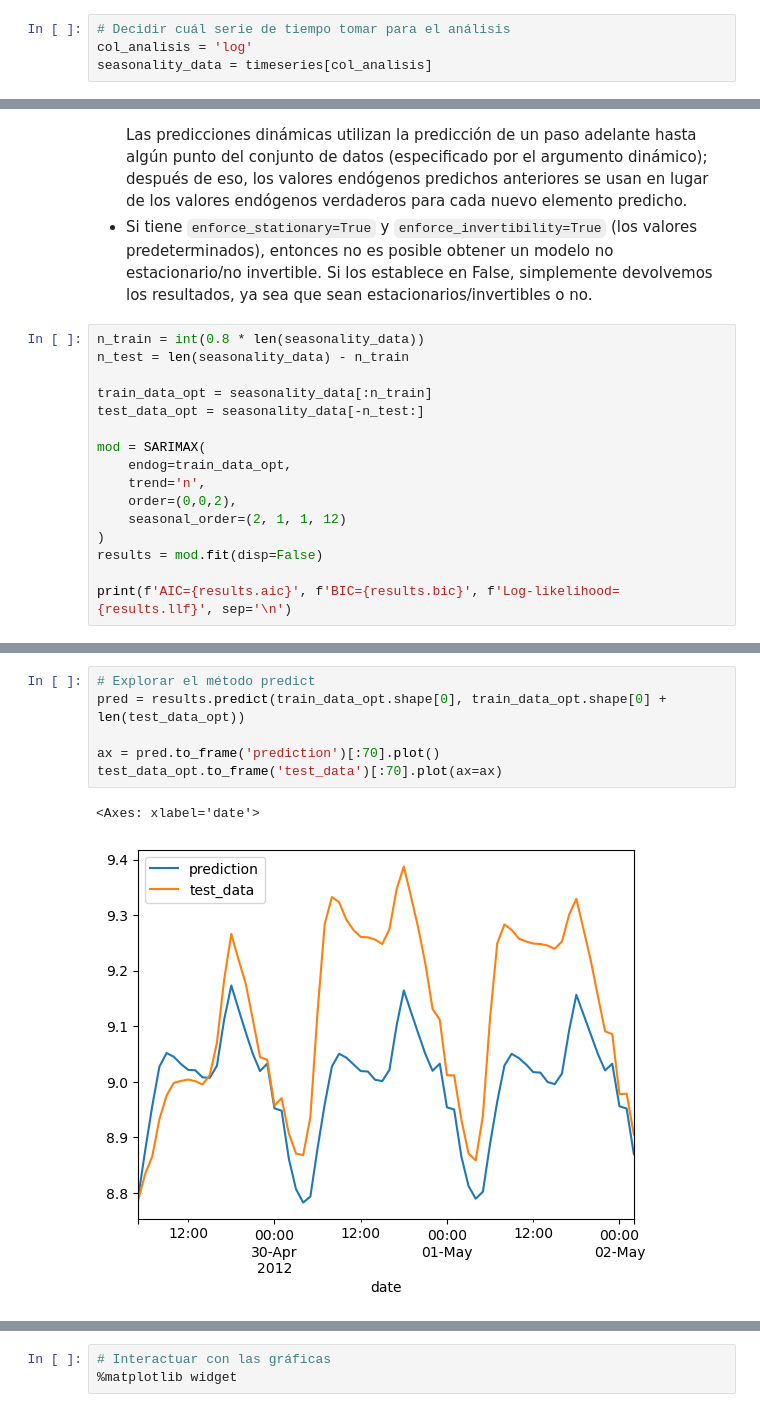
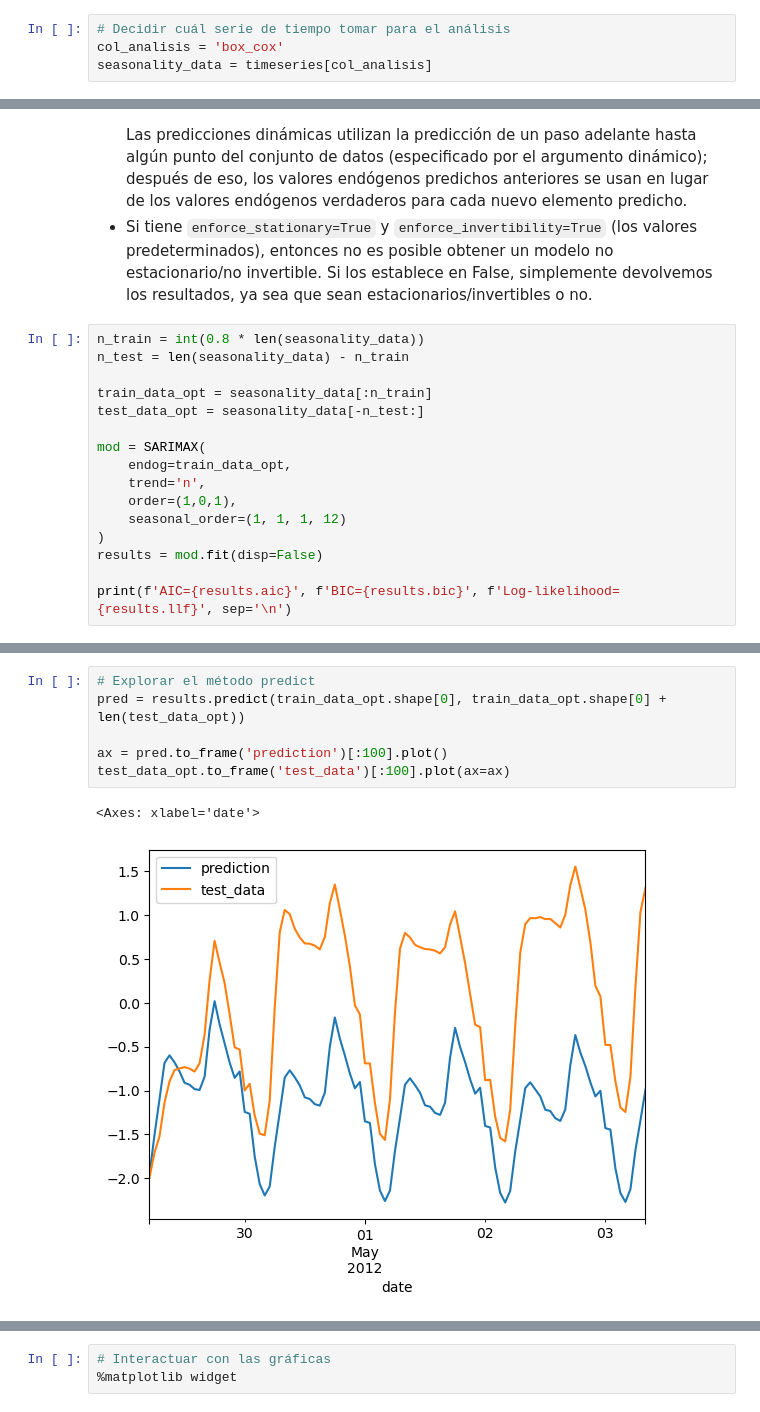
Before and after one commit to Pepe-Chuy/MPST-2025-I, a Jupyter notebook: TEMA-1/Clase7_AnalisisProblemaPractico 2.ipynb, the cells around one changed output, grey strips where cells are left out. Drawn from its saved outputs; the diff is of its cells as text.

```diff
--- a/TEMA-1/Clase7_AnalisisProblemaPractico 2.ipynb
+++ b/TEMA-1/Clase7_AnalisisProblemaPractico 2.ipynb
@@ -319,7 +319,7 @@ plt.tight_layout()
 ## 2.1). Análisis de estacionariedad
 # %%
 # Decidir cuál serie de tiempo tomar para el análisis
-col_analisis = 'log'
+col_analisis = 'box_cox'
 seasonality_data = timeseries[col_analisis]
 # %%
 # Gráficar la serie de tiempo
@@ -665,8 +667,8 @@ test_data_opt = seasonality_data[-n_test:]
 mod = SARIMAX(
     endog=train_data_opt,
     trend='n',
-    order=(0,0,2),
-    seasonal_order=(2, 1, 1, 12)
+    order=(1,0,1),
+    seasonal_order=(1, 1, 1, 12)
 )
 results = mod.fit(disp=False)
 
@@ -710,12 +712,12 @@ Freq: H, Name: log, Length: 2861, dtype: float64
 # %%
 # Explorar el método predict
 pred = results.predict(train_data_opt.shape[0], train_data_opt.shape[0] + len(test_data_opt))
 
-ax = pred.to_frame('prediction')[:70].plot()
-test_data_opt.to_frame('test_data')[:70].plot(ax=ax)
+ax = pred.to_frame('prediction')[:100].plot()
+test_data_opt.to_frame('test_data')[:100].plot(ax=ax)
 # %% [output]
 <Axes: xlabel='date'>
-[figure, old version]
+[figure, new version]
 # %%
 # Explorar el método get_forecast y su método conf_int() y atributo predicted_mean
 forecast = results.get_forecast()
```
Also changed, not shown: parts of 29 cells of this notebook, 1 other file.
